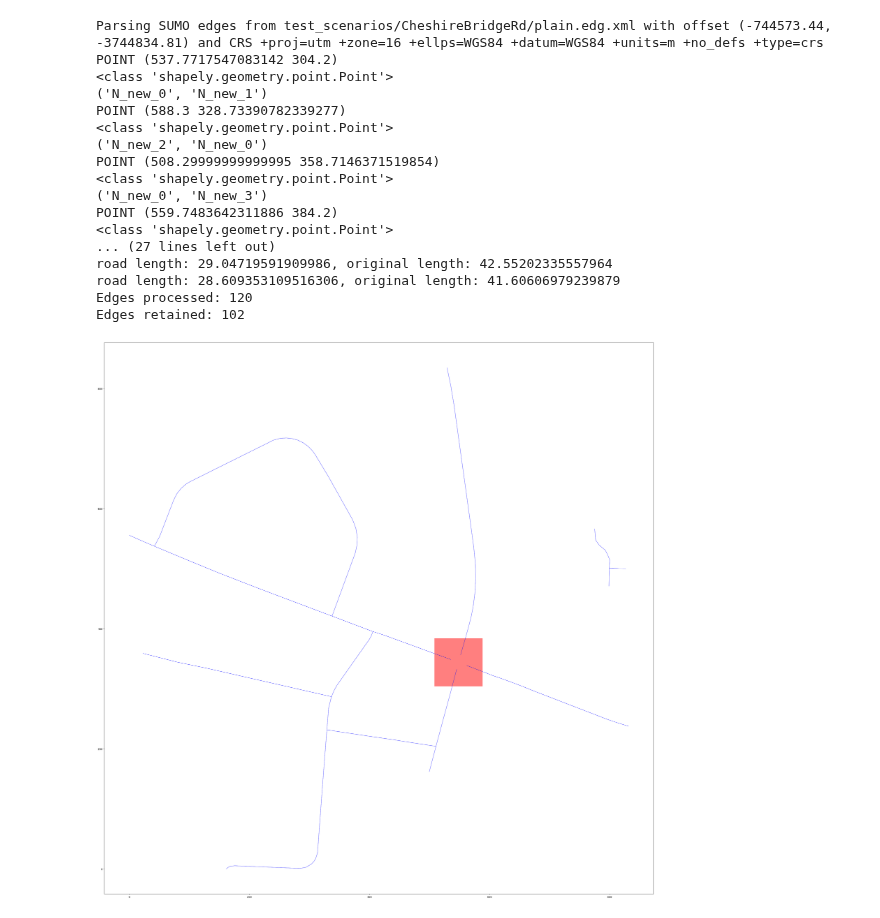
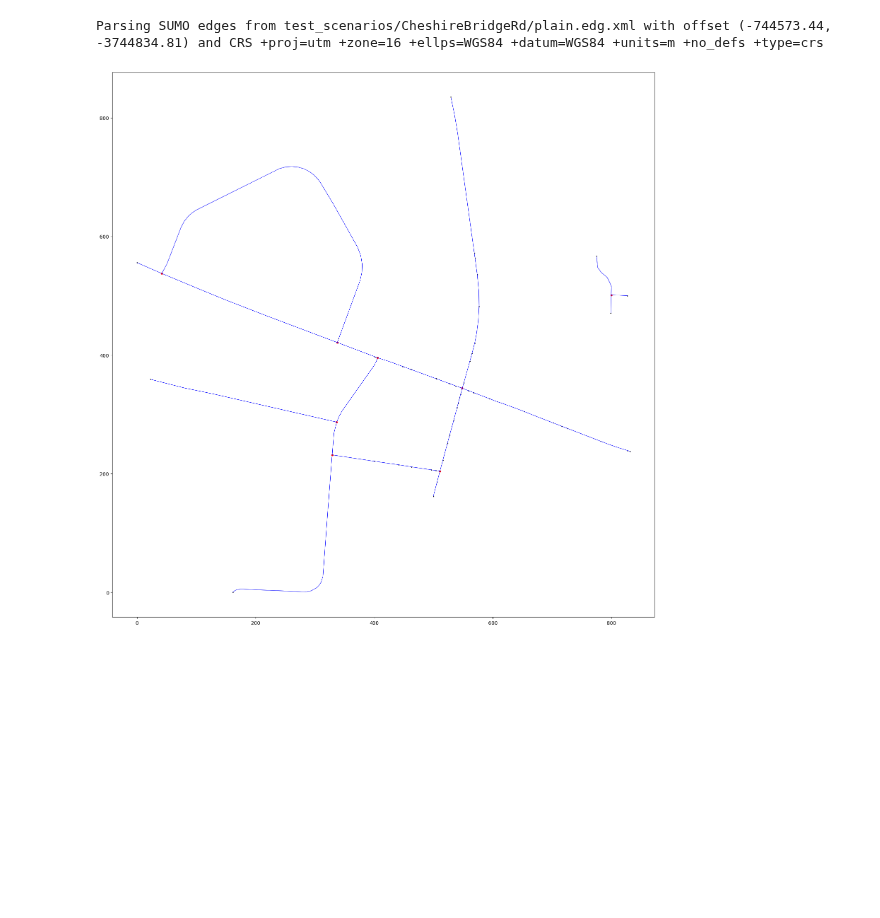
Before and after one commit to shao-lab-uga/LaneGraph, a Jupyter notebook: sumo_parse.ipynb, the cells around one changed output. Saved outputs shown, nothing was run; the diff lists cells and outputs as text; code cells hidden in the pictures; blank space fills up the shorter version.

```diff
--- a/sumo_parse.ipynb
+++ b/sumo_parse.ipynb
@@ -243,12 +1,15 @@ def parse_SUMO_connections(sumo_connections_path: str) -> List[SUMOConnection]:
 # %%
 import geopandas as gpd
-from shapely.geometry import LineString, Point, Polygon, GeometryCollection
-from shapely.ops import split
+from shapely.geometry import LineString, Point, Polygon
+from typing import Dict, Tuple, List
 import pandas as pd
 import matplotlib.pyplot as plt
 from pyproj import CRS, Transformer
 from shapely.affinity import translate
 from shapely.ops import substring
+from utils.network_parse_utils import SUMONode, SUMOEdge, SUMOConnection, SUMOLane
+from utils.network_parse_utils import parse_SUMO_edges, parse_SUMO_connections, parse_SUMO_nodes, extract_intersection_centers_from_osm
+
 class SUMONet():
 
     def __init__(self, SUMO_nodes_dict: Dict[str, SUMONode],
@@ -333,11 +94,26 @@ class SUMONet():
 
         return sumo_xy_to_lonlat, lonlat_to_sumo_xy
 
+
+    def get_nodes_degree_dict(self) -> Dict[str, int]:
+        in_degree_dict = {}
+        out_degree_dict = {}
+        for edge in self.edges_dict.values():
+            out_degree_dict[edge.from_node] = out_degree_dict.get(edge.from_node, 0) + 1
+            in_degree_dict[edge.to_node] = in_degree_dict.get(edge.to_node, 0) + 1
+        return in_degree_dict, out_degree_dict
+
+    def get_intersection_nodes_gdf(self) -> gpd.GeoDataFrame:
+        in_degree_dict, out_degree_dict = self.get_nodes_degree_dict()
+        intersection_nodes = [node_id for node_id, degree in in_degree_dict.items() if degree > 2]
+        return self.nodes_gdf[self.nodes_gdf['id'].isin(intersection_nodes)]
+
     def remove_isolated_nodes(self):
         # Remove nodes that are not connected to any edge
         connected_nodes = set(self.edges_gdf['from']).union(set(self.edges_gdf['to']))
         self.nodes_gdf = self.nodes_gdf[self.nodes_gdf['id'].isin(connected_nodes)]
         self.nodes_dict = {k: v for k, v in self.nodes_dict.items() if k in connected_nodes}
+
     def find_intersected_edges(self, intersection_chip: Polygon) -> gpd.GeoDataFrame:
         # Find edges that intersect with the given chip
         return self.edges_gdf[self.edges_gdf.intersects(intersection_chip)]
@@ -559,8 +335,7 @@ class SUMONet():
                     road_length = from_node_point.distance(new_to_node_point)
                     new_edge_geometry = substring(ori_edge_geometry, 0, road_length)
             print(f"road length: {new_edge_geometry.length}, original length: {ori_edge_geometry.length}")
-            # print(f'old edge geometry: {ori_edge_geometry}')
-            # print(f'new edge geometry: {new_edge_geometry}')
+
             related_lanes = gdf_lanes[gdf_lanes['edge_id'] == edge_row['edge_id']]
             lanes_dict = {}
             for lanes_idx, lanes_row in related_lanes.iterrows():
@@ -600,7 +375,7 @@ class SUMONet():
 
     def split_edge_at_point(self, edge_id: str,
                             intersected_point: Point,
-                            intersection_node: SUMONode,
+                            intersection_node: SUMONode, # center of the intersection
                             nodes_within: gpd.GeoDataFrame,
                             new_node_distance_threshold: float = 2.0):
 
@@ -655,60 +430,43 @@ class SUMONet():
         # the related connections should be removed
         self.connections_from_to_dict.pop(edge_id, None)
         self.connections_to_from_dict.pop(edge_id, None)
         self.edges_gdf = pd.concat([self.edges_gdf, updated_edge_row], ignore_index=True)
         self.edges_dict[edge_id].from_node = from_node
         self.edges_dict[edge_id].to_node = to_node
         coordinates = [(float(pt[0]), float(pt[1])) for pt in geometry.coords]
         self.edges_dict[edge_id].coordinates_to_shape_string(coordinates)
         return candicate_edge_nodes_pair, edge_id, should_connect_from_new_edge_to_old_edge
 
 
 SUMO_nodes_path = "test_scenarios/CheshireBridgeRd/plain.nod.xml"
 SUMO_edges_path = "test_scenarios/CheshireBridgeRd/plain.edg.xml"
 SUMO_connections_path = "test_scenarios/CheshireBridgeRd/plain.con.xml"
+# osm_path = "test_scenarios/CheshireBridgeRd/CheshireBridgeRd.osm"
 SUMO_nodes_dict, net_offset, crs_proj = parse_SUMO_nodes(SUMO_nodes_path)
 SUMO_edges_dict, net_offset, crs_proj = parse_SUMO_edges(SUMO_edges_path)
 SUMO_connections_from_to_dict, SUMO_connections_to_from_dict = parse_SUMO_connections(SUMO_connections_path)
 
 sumo_net = SUMONet(SUMO_nodes_dict,
                    SUMO_edges_dict,
                    SUMO_connections_from_to_dict=SUMO_connections_from_to_dict,
                    SUMO_connections_to_from_dict=SUMO_connections_to_from_dict,
                    net_offset=net_offset,
                    crs_proj=crs_proj)
-intersection_center = (548.3, 344.2)
 
-candicate_edge_gdf = sumo_net.add_nodes_to_edges_at_intersected_points(intersection_center)
-# # plot the chip
+get_intersection_nodes_gdf = sumo_net.get_intersection_nodes_gdf()
 
+fig, ax = plt.subplots(figsize=(20, 20))
+sumo_net.edges_gdf.plot(ax=ax, color='blue', linewidth=0.5)
+sumo_net.nodes_gdf.plot(ax=ax, color='black', markersize=1)
+get_intersection_nodes_gdf.plot(ax=ax, color='red', markersize=10)
+# chip = sumo_net.build_intersection_chip(intersection_center[0], intersection_center[1], 80, 80)
+# x, y = chip.exterior.xy
 
-fig, ax = plt.subplots(figsize=(40, 40))
-sumo_net.edges_gdf.plot(ax=ax, color='blue', linewidth=0.5)
-# sumo_net.nodes_gdf.plot(ax=ax, color='black', markersize=1)
-chip = sumo_net.build_intersection_chip(intersection_center[0], intersection_center[1], 80, 80)
-x, y = chip.exterior.xy
-
-ax.fill(x, y, alpha=0.5, fc='r', ec='none')
+# ax.fill(x, y, alpha=0.5, fc='r', ec='none')
 plt.savefig("test_sumo_net.png", dpi=300, bbox_inches='tight')
 # %% [output]
 Parsing SUMO edges from test_scenarios/CheshireBridgeRd/plain.edg.xml with offset (-744573.44, -3744834.81) and CRS +proj=utm +zone=16 +ellps=WGS84 +datum=WGS84 +units=m +no_defs +type=crs
-POINT (537.7717547083142 304.2)
-<class 'shapely.geometry.point.Point'>
-('N_new_0', 'N_new_1')
-POINT (588.3 328.73390782339277)
-<class 'shapely.geometry.point.Point'>
-('N_new_2', 'N_new_0')
-POINT (508.29999999999995 358.7146371519854)
-<class 'shapely.geometry.point.Point'>
-('N_new_0', 'N_new_3')
-POINT (559.7483642311886 384.2)
-<class 'shapely.geometry.point.Point'>
-... (27 lines left out)
-road length: 29.04719591909986, original length: 42.55202335557964
-road length: 28.609353109516306, original length: 41.60606979239879
-Edges processed: 120
-Edges retained: 102
-[figure, old version]
+[figure, new version]
 # %%
 # output the xml file
 output_file = "output_edges.xml"
```
Also changed, not shown: parts of 6 cells of this notebook, 15 other files.
